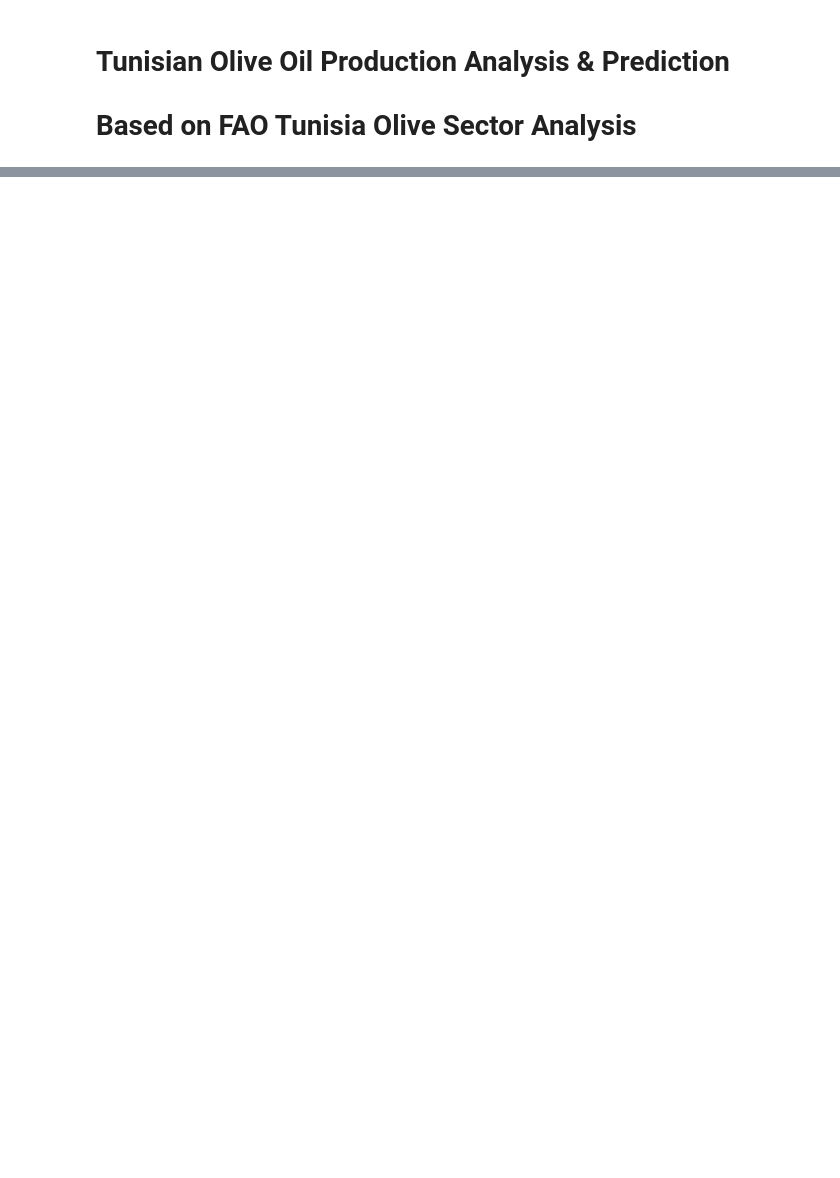
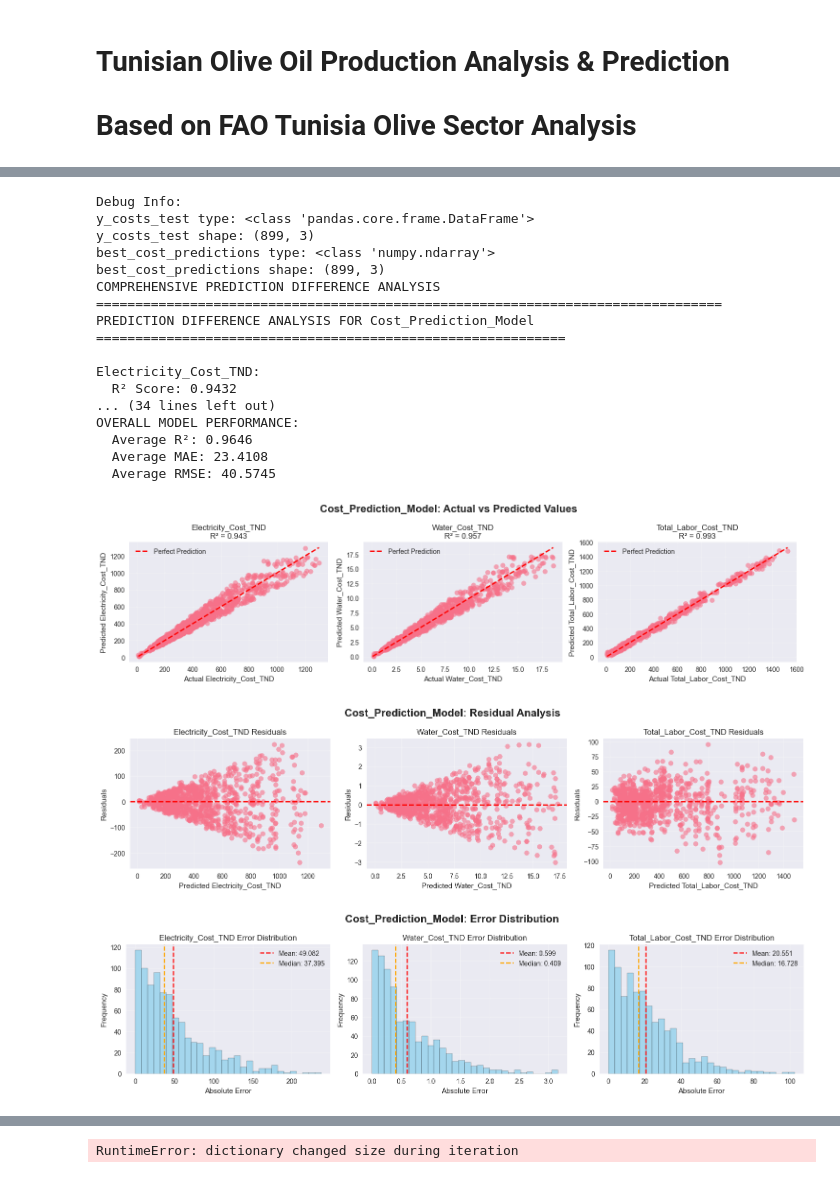
Before and after one commit to 4inaTeam/Oilap_Backend, a Jupyter notebook: MachineLearning/OlivePrediction.ipynb, the cells around one changed output, grey strips where cells are left out. Saved outputs shown, nothing was run; the diff lists cells and outputs as text; code cells hidden in the pictures; blank space fills up the shorter version.

Commit message:
fix models

```diff
--- a/MachineLearning/OlivePrediction.ipynb
+++ b/MachineLearning/OlivePrediction.ipynb
@@ -1452,0 +967,76 @@ Name: 252, dtype: object
+# %%
+# For cost prediction analysis (this worked!)
+cost_targets = ['Electricity_Cost_TND', 'Water_Cost_TND', 'Total_Labor_Cost_TND']
+
+print("Debug Info:")
+print(f"y_costs_test type: {type(y_costs_test)}")
+print(f"y_costs_test shape: {y_costs_test.shape if hasattr(y_costs_test, 'shape') else 'No shape attribute'}")
+print(f"best_cost_predictions type: {type(best_cost_predictions)}")
+print(f"best_cost_predictions shape: {best_cost_predictions.shape if hasattr(best_cost_predictions, 'shape') else 'No shape attribute'}")
+
+cost_analysis = run_complete_difference_analysis(
+    y_costs_test,
+    best_cost_predictions,
+    cost_targets,
+    "Cost_Prediction_Model"
+)
+
+# For complete model analysis - check if variables exist
+all_targets = ['Electricity_Cost_TND', 'Water_Cost_TND', 'Total_Labor_Cost_TND',
+               'Oil_Quality_Score', 'Oil_Quantity_Tons', 'Processing_Time_Hours',
+               'Total_Energy_Consumption_kWh', 'Water_Consumption_Liters', 'Total_Employees']
+
+print(f"\nDebug Info for complete model:")
+print(f"y_all_test type: {type(y_all_test)}")
+print(f"y_all_test shape: {y_all_test.shape if hasattr(y_all_test, 'shape') else 'No shape attribute'}")
+
+# Check if best_all_predictions exists
+if 'best_all_predictions' in globals():
+    print(f"best_all_predictions type: {type(best_all_predictions)}")
+    print(f"best_all_predictions shape: {best_all_predictions.shape if hasattr(best_all_predictions, 'shape') else 'No shape attribute'}")
+
+    complete_analysis = run_complete_difference_analysis(
+        y_all_test,
+        best_all_predictions,
+        all_targets,
+        "Complete_Production_Model"
+    )
+else:
+    print("ERROR: 'best_all_predictions' is not defined!")
+    print("You need to create predictions for the complete model first.")
+    print("\nPossible solutions:")
+    print("1. If you have a trained complete model, use: best_all_predictions = your_complete_model.predict(X_all_test)")
+    print("2. If you have another variable with complete predictions, replace 'best_all_predictions' with the correct variable name")
+    print("3. If you only want to analyze cost predictions, you can skip this part")
+
+    # List available variables that might contain predictions
+    print("\nAvailable variables that might contain predictions:")
+    for var_name in globals():
+        if 'predict' in var_name.lower() or 'pred' in var_name.lower():
+            try:
+                var_value = globals()[var_name]
+                if hasattr(var_value, 'shape'):
+                    print(f"  - {var_name}: {type(var_value)} with shape {var_value.shape}")
+            except:
+                pass
+# %% [output]
+Debug Info:
+y_costs_test type: <class 'pandas.core.frame.DataFrame'>
+y_costs_test shape: (899, 3)
+best_cost_predictions type: <class 'numpy.ndarray'>
+best_cost_predictions shape: (899, 3)
+COMPREHENSIVE PREDICTION DIFFERENCE ANALYSIS
+================================================================================
+PREDICTION DIFFERENCE ANALYSIS FOR Cost_Prediction_Model
+============================================================
+
+Electricity_Cost_TND:
+  R² Score: 0.9432
+... (34 lines left out)
+OVERALL MODEL PERFORMANCE:
+  Average R²: 0.9646
+  Average MAE: 23.4108
+  Average RMSE: 40.5745
+[figure, added]
+[figure, added]
+[figure, added]
@@ -1452,0 +1060 @@ Name: 252, dtype: object
+RuntimeError: dictionary changed size during iteration
```
Also changed, not shown: parts of 42 cells of this notebook, 35 other files.
